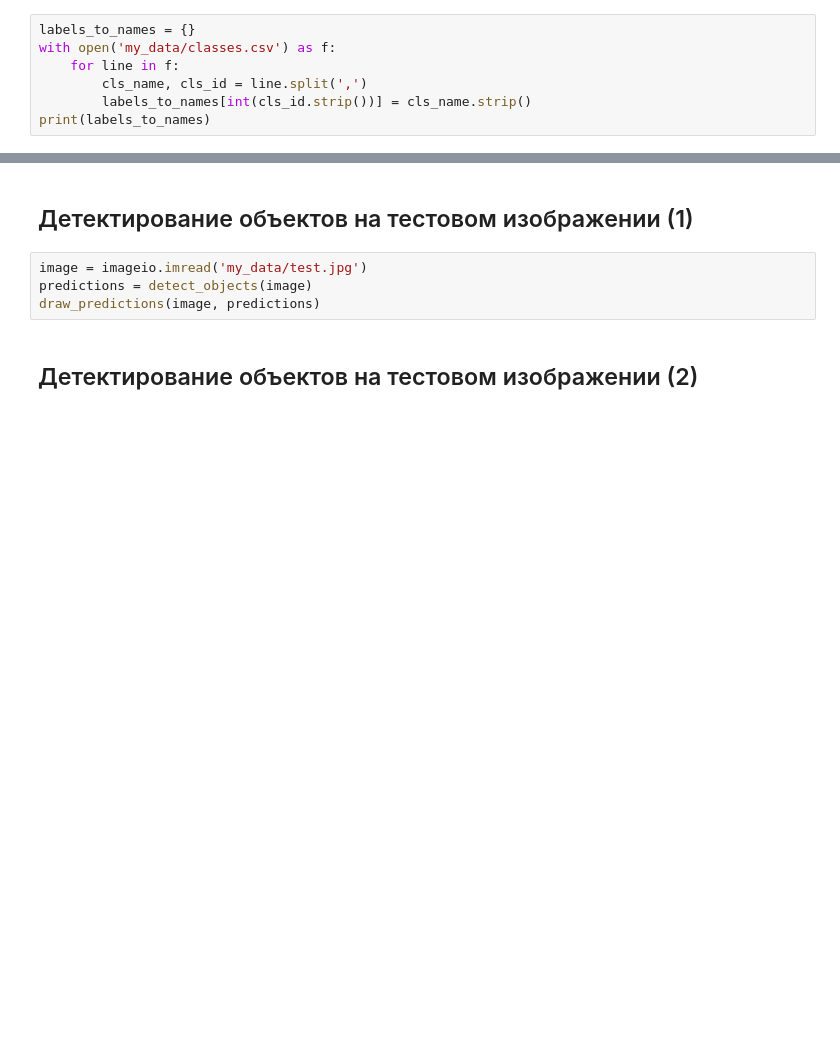
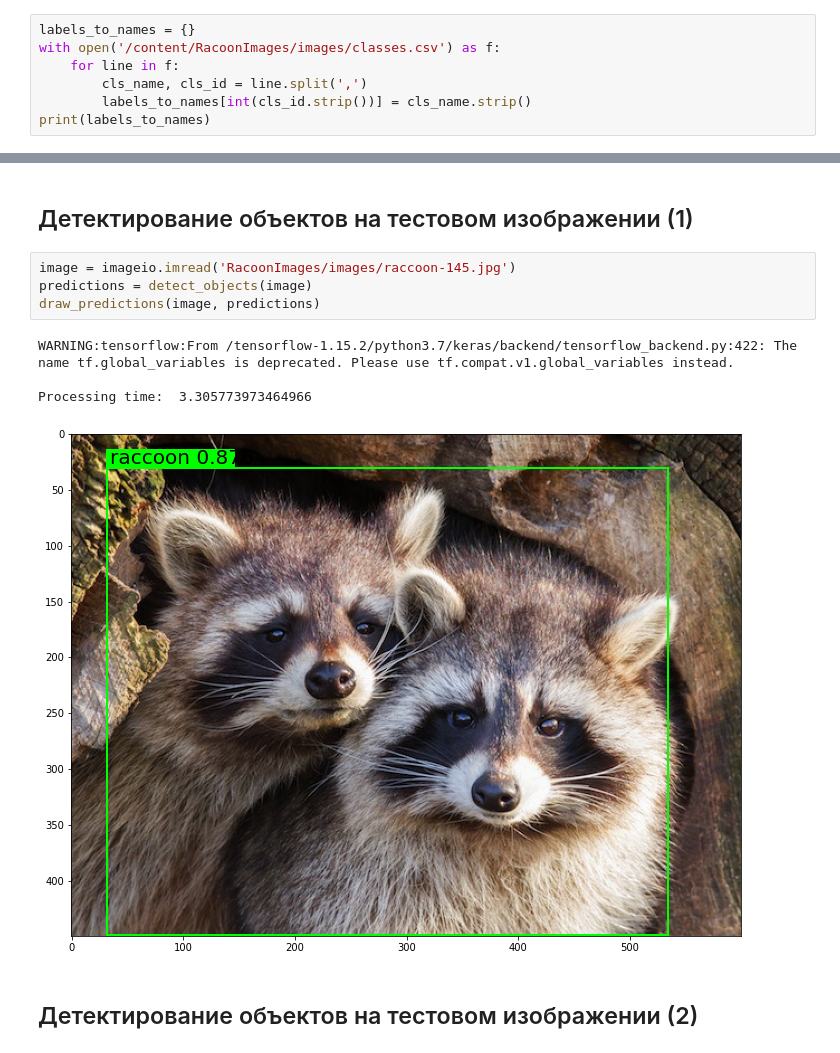
Before and after one commit to evelisko/GB_DL_ComputerVision, a Jupyter notebook: Lesson 5/HW_DL_Lesson_5.ipynb, the cells around one changed output, grey strips where cells are left out. Cells and saved outputs as stored; diff of their text form; blank space fills up the shorter version.

```diff
--- a/Lesson 5/HW_DL_Lesson_5.ipynb
+++ b/Lesson 5/HW_DL_Lesson_5.ipynb
@@ -143,7 +203,7 @@ OSError: ignored
 ## Загрузка словаря с метками классов
 # %%
 labels_to_names = {}
-with open('my_data/classes.csv') as f:
+with open('/content/RacoonImages/images/classes.csv') as f:
     for line in f:
         cls_name, cls_id = line.split(',')
         labels_to_names[int(cls_id.strip())] = cls_name.strip()
@@ -199,9 +261,14 @@ def draw_predictions(image, predictions=None):
 # %% [markdown]
 ## Детектирование объектов на тестовом изображении (1)
 # %%
-image = imageio.imread('my_data/test.jpg')
+image = imageio.imread('RacoonImages/images/raccoon-145.jpg')
 predictions = detect_objects(image)
 draw_predictions(image, predictions)
+# %% [output]
+WARNING:tensorflow:From /tensorflow-1.15.2/python3.7/keras/backend/tensorflow_backend.py:422: The name tf.global_variables is deprecated. Please use tf.compat.v1.global_variables instead.
+
+Processing time:  3.305773973464966
+[figure, added]
 # %% [markdown]
 ## Детектирование объектов на тестовом изображении (2)
 # %%
```
Also changed, not shown: parts of 25 cells of this notebook.
